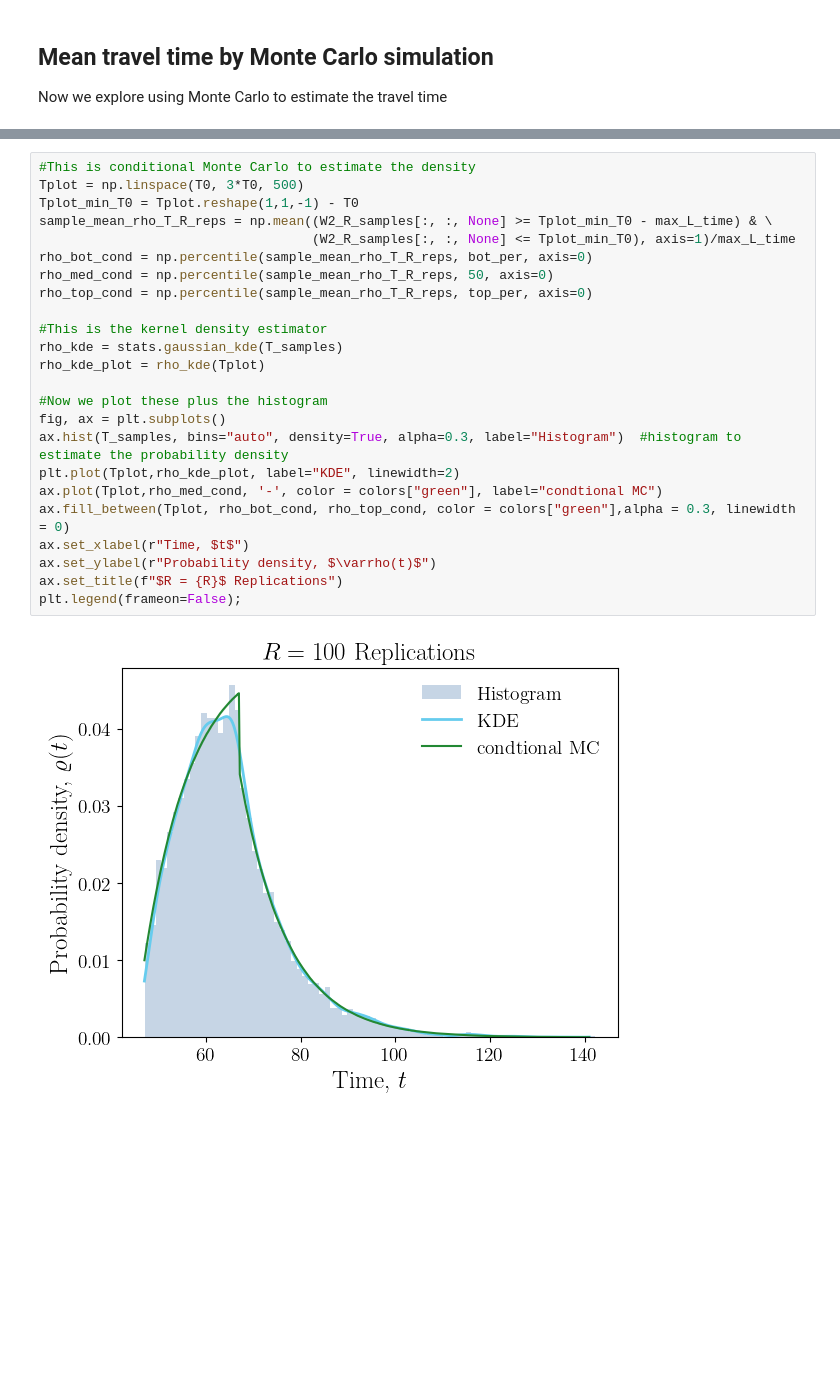
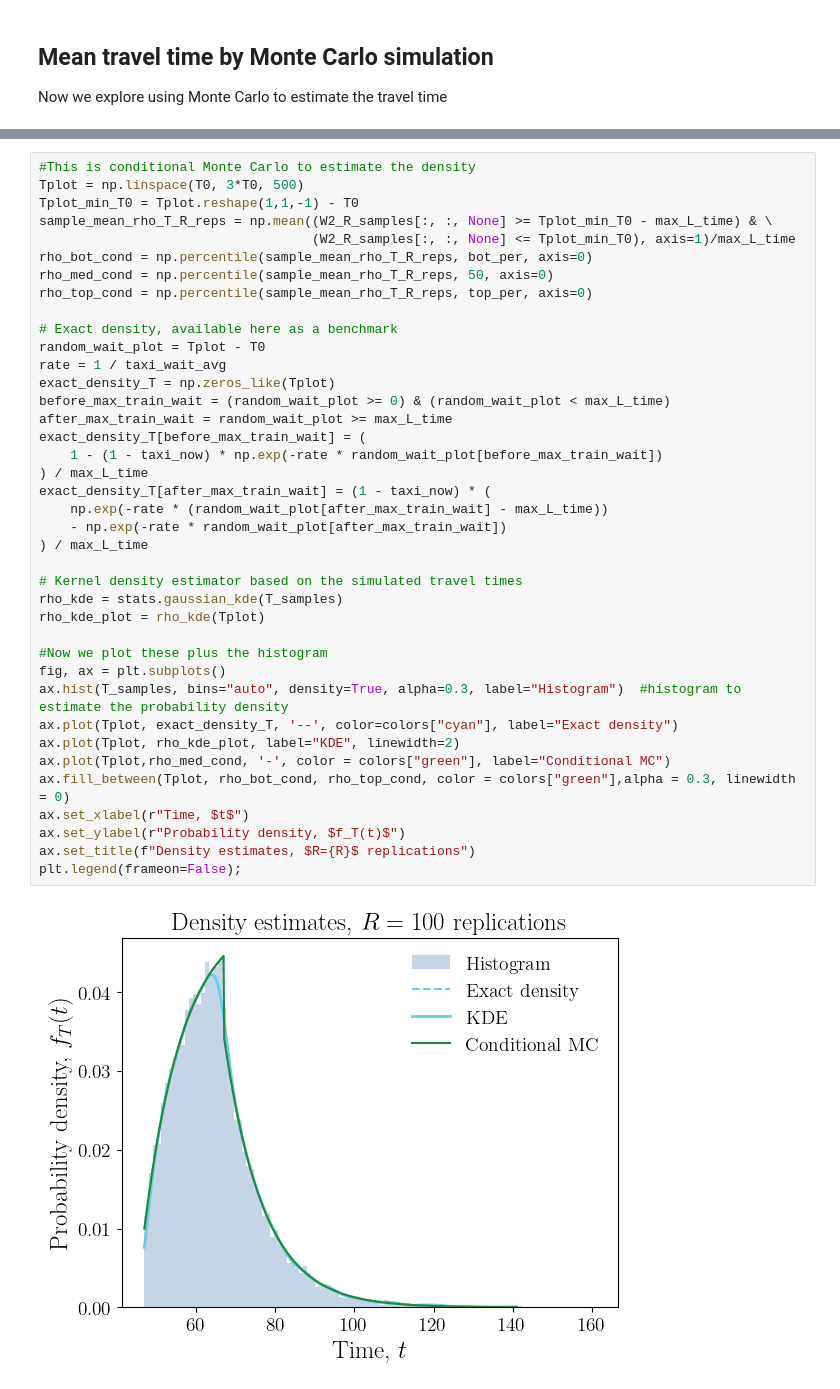
Before and after one commit to fjhickernell/MATH565Fall2026, a Jupyter notebook: notebooks/applications/AreWeThereYet.ipynb, the cells around one changed output, grey strips where cells are left out. Cells and saved outputs as stored; diff of their text form; blank space fills up the shorter version.

```diff
--- a/notebooks/applications/AreWeThereYet.ipynb
+++ b/notebooks/applications/AreWeThereYet.ipynb
@@ -353,28 +578,43 @@ Next, we estimate the probability density of the travel time by conditional Mont
 # %%
 #This is conditional Monte Carlo to estimate the density
 Tplot = np.linspace(T0, 3*T0, 500)
 Tplot_min_T0 = Tplot.reshape(1,1,-1) - T0
 sample_mean_rho_T_R_reps = np.mean((W2_R_samples[:, :, None] >= Tplot_min_T0 - max_L_time) & \
                                    (W2_R_samples[:, :, None] <= Tplot_min_T0), axis=1)/max_L_time
 rho_bot_cond = np.percentile(sample_mean_rho_T_R_reps, bot_per, axis=0)
 rho_med_cond = np.percentile(sample_mean_rho_T_R_reps, 50, axis=0)
 rho_top_cond = np.percentile(sample_mean_rho_T_R_reps, top_per, axis=0)
 
-#This is the kernel density estimator
+# Exact density, available here as a benchmark
+random_wait_plot = Tplot - T0
+rate = 1 / taxi_wait_avg
+exact_density_T = np.zeros_like(Tplot)
+before_max_train_wait = (random_wait_plot >= 0) & (random_wait_plot < max_L_time)
+after_max_train_wait = random_wait_plot >= max_L_time
+exact_density_T[before_max_train_wait] = (
+    1 - (1 - taxi_now) * np.exp(-rate * random_wait_plot[before_max_train_wait])
+) / max_L_time
+exact_density_T[after_max_train_wait] = (1 - taxi_now) * (
+    np.exp(-rate * (random_wait_plot[after_max_train_wait] - max_L_time))
+    - np.exp(-rate * random_wait_plot[after_max_train_wait])
+) / max_L_time
+
+# Kernel density estimator based on the simulated travel times
 rho_kde = stats.gaussian_kde(T_samples)
 rho_kde_plot = rho_kde(Tplot)
 
 #Now we plot these plus the histogram
 fig, ax = plt.subplots()
 ax.hist(T_samples, bins="auto", density=True, alpha=0.3, label="Histogram")  #histogram to estimate the probability density
-plt.plot(Tplot,rho_kde_plot, label="KDE", linewidth=2)
-ax.plot(Tplot,rho_med_cond, '-', color = colors["green"], label="condtional MC")
+ax.plot(Tplot, exact_density_T, '--', color=colors["cyan"], label="Exact density")
+ax.plot(Tplot, rho_kde_plot, label="KDE", linewidth=2)
+ax.plot(Tplot,rho_med_cond, '-', color = colors["green"], label="Conditional MC")
 ax.fill_between(Tplot, rho_bot_cond, rho_top_cond, color = colors["green"],alpha = 0.3, linewidth = 0)
 ax.set_xlabel(r"Time, $t$")
-ax.set_ylabel(r"Probability density, $\varrho(t)$")
-ax.set_title(f"$R = {R}$ Replications")
+ax.set_ylabel(r"Probability density, $f_T(t)$")
+ax.set_title(f"Density estimates, $R={R}$ replications")
 plt.legend(frameon=False);
 # %% [output]
-[figure, old version]
+[figure, new version]
 # %% [markdown]
 <div class="highlight-note">
```
Also changed, not shown: parts of 58 cells of this notebook, 5 other files.
